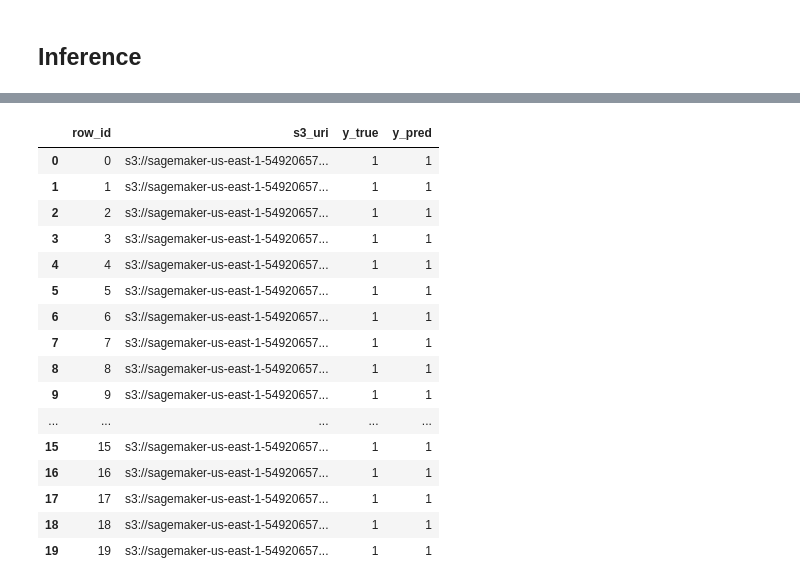
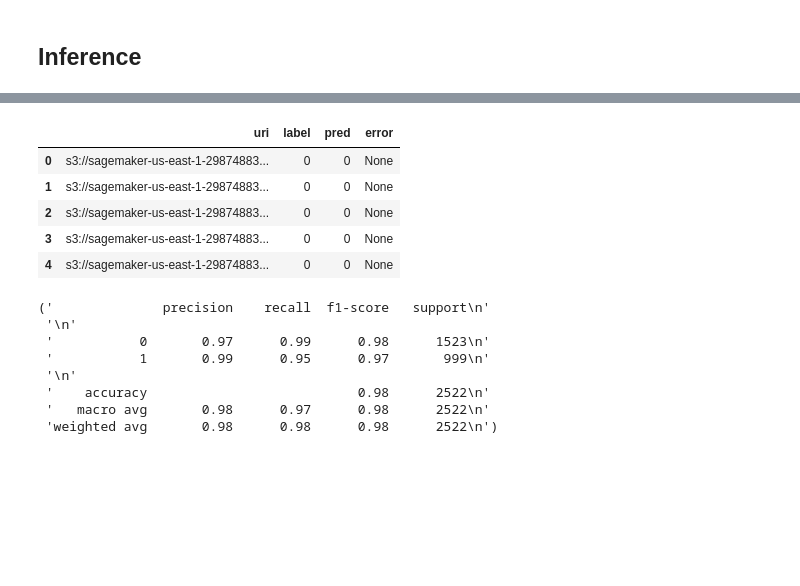
Before and after one commit to lpam-sd/AAI_540_Grp_6, a Jupyter notebook: 5_Classification_Model.ipynb, the cells around one changed output, grey strips where cells are left out. Drawn from its saved outputs; the diff is of its cells as text; code cells hidden in the pictures; blank space fills up the shorter version.

```diff
--- a/5_Classification_Model.ipynb
+++ b/5_Classification_Model.ipynb
@@ -572,50 +647,20 @@ print(result)
-# %%
-# Ensure sure predictor is already created and points to deployed endpoint
-predictor.serializer = IdentitySerializer(content_type="application/x-image")
-predictor.deserializer = JSONDeserializer()
-
-def split_s3_uri(s3_uri: str):
-    # s3://bucket/key...
-    parts = s3_uri.replace("s3://", "").split("/", 1)
-    return parts[0], parts[1]
-
-results = []
-sample_df = prod_df.head(50)
-
-for i, row in sample_df.iterrows():
-    s3_uri = row["s3_uri"]
-    bucket, key = split_s3_uri(s3_uri)
-
-    payload = s3.get_object(Bucket=bucket, Key=key)["Body"].read()
-
-    pred = predictor.predict(payload)
-    pred_label = int(pred["prediction"])
-
-
-    results.append({
-        "row_id": int(i),
-        "s3_uri": s3_uri,
-        "y_true": int(row["label"]) if "label" in row and pd.notna(row["label"]) else None,
-        "y_pred": pred_label,
-    })
-
-pred_df = pd.DataFrame(results)
-pred_df.head(20)
-# %% [output]
-|  | row_id | s3_uri | y_true | y_pred |
-| 0 | 0 | s3://sagemaker-us-east-1-54920657... | 1 | 1 |
-| 1 | 1 | s3://sagemaker-us-east-1-54920657... | 1 | 1 |
-| 2 | 2 | s3://sagemaker-us-east-1-54920657... | 1 | 1 |
-| 3 | 3 | s3://sagemaker-us-east-1-54920657... | 1 | 1 |
-| 4 | 4 | s3://sagemaker-us-east-1-54920657... | 1 | 1 |
-| 5 | 5 | s3://sagemaker-us-east-1-54920657... | 1 | 1 |
-| 6 | 6 | s3://sagemaker-us-east-1-54920657... | 1 | 1 |
-| 7 | 7 | s3://sagemaker-us-east-1-54920657... | 1 | 1 |
-| 8 | 8 | s3://sagemaker-us-east-1-54920657... | 1 | 1 |
-| 9 | 9 | s3://sagemaker-us-east-1-54920657... | 1 | 1 |
-| ... | ... | ... | ... | ... |
-| 15 | 15 | s3://sagemaker-us-east-1-54920657... | 1 | 1 |
-| 16 | 16 | s3://sagemaker-us-east-1-54920657... | 1 | 1 |
-| 17 | 17 | s3://sagemaker-us-east-1-54920657... | 1 | 1 |
-| 18 | 18 | s3://sagemaker-us-east-1-54920657... | 1 | 1 |
-| 19 | 19 | s3://sagemaker-us-east-1-54920657... | 1 | 1 |
+# %%
+test_df.head()
+# %% [output]
+|  | uri | label | pred | error |
+| 0 | s3://sagemaker-us-east-1-29874883... | 0 | 0 | None |
+| 1 | s3://sagemaker-us-east-1-29874883... | 0 | 0 | None |
+| 2 | s3://sagemaker-us-east-1-29874883... | 0 | 0 | None |
+| 3 | s3://sagemaker-us-east-1-29874883... | 0 | 0 | None |
+| 4 | s3://sagemaker-us-east-1-29874883... | 0 | 0 | None |
+# %%
+pprint(classification_report(test_df["label"], test_df["pred"]))
+# %% [output]
+('              precision    recall  f1-score   support\n'
+ '\n'
+ '           0       0.97      0.99      0.98      1523\n'
+ '           1       0.99      0.95      0.97       999\n'
+ '\n'
+ '    accuracy                           0.98      2522\n'
+ '   macro avg       0.98      0.97      0.98      2522\n'
+ 'weighted avg       0.98      0.98      0.98      2522\n')
```
Also changed, not shown: parts of 27 cells of this notebook, 1 other file.
